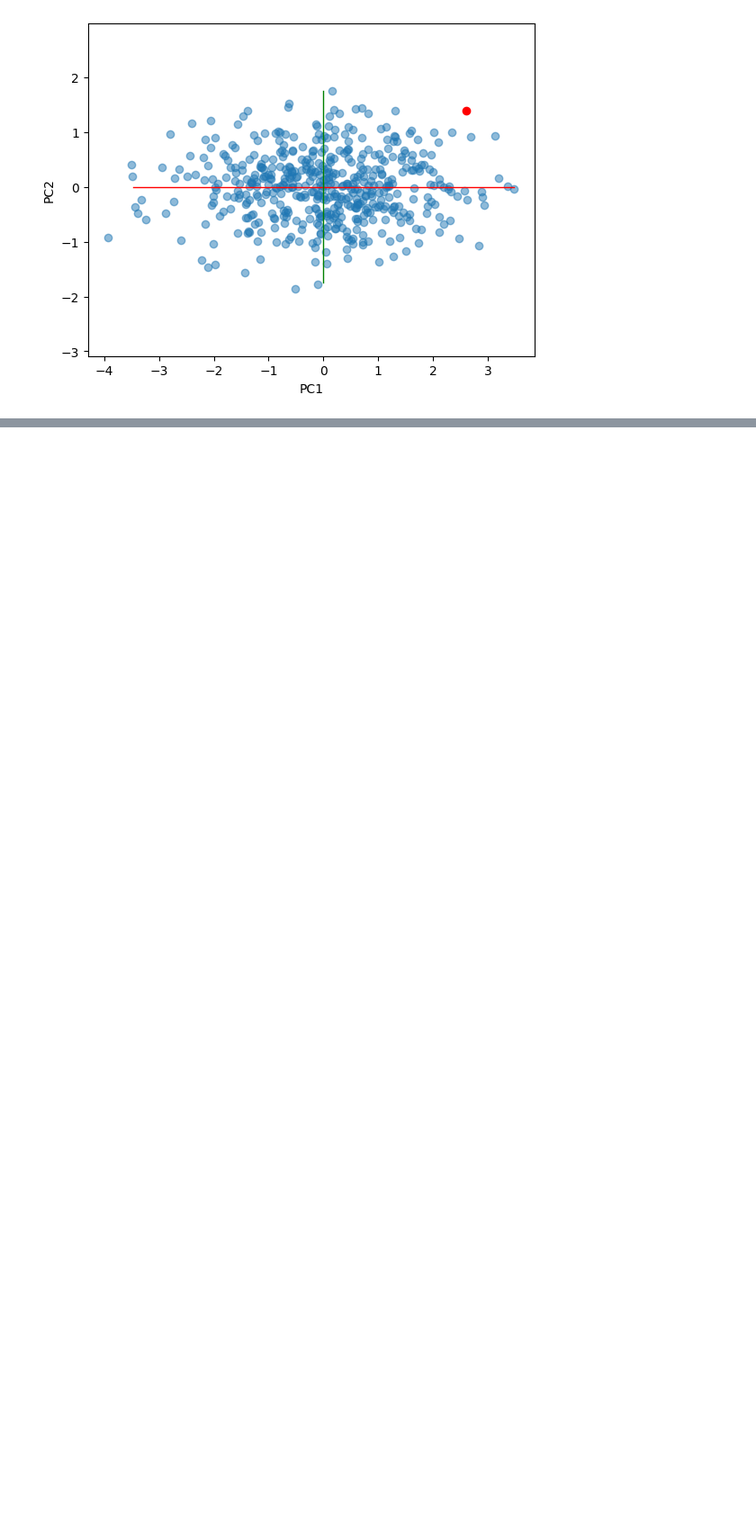
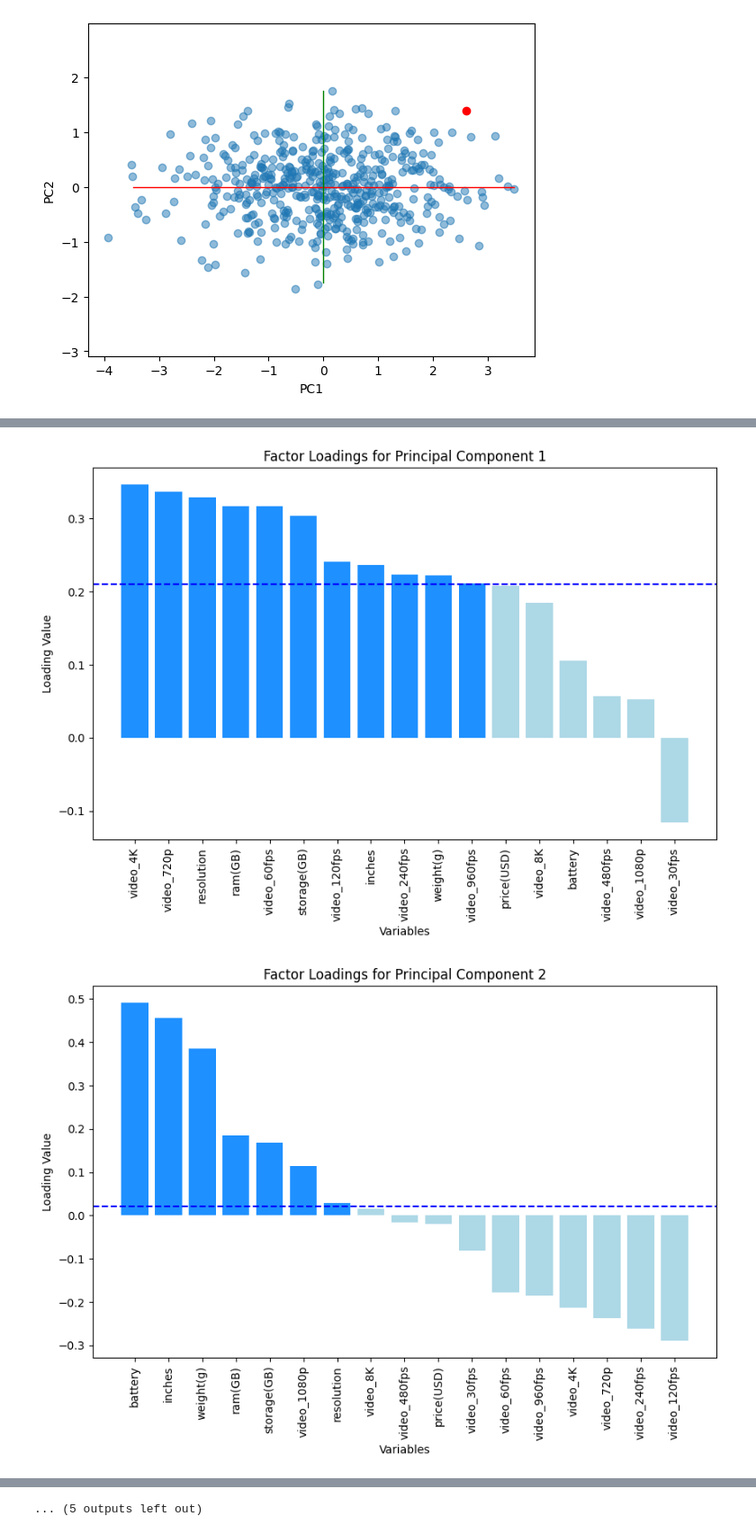
Before and after one commit to vincenzorrei/EDU-PCA, a Jupyter notebook: main.ipynb, the cells around one changed output, grey strips where cells are left out. Shown at 90% size. Cells and saved outputs as stored; diff of their text form; code cells hidden in the pictures; blank space fills up the shorter version.

```diff
--- a/main.ipynb
+++ b/main.ipynb
@@ -94,0 +203,25 @@ plt.show()
+# %%
+loadings = pca.components_.T
+
+# Step 3: Plotting
+num_components = loadings.shape[1]
+for i in range(num_components):
+    sorted_idx = np.argsort(loadings[:, i])[::-1]
+    sorted_loadings = loadings[sorted_idx, i]
+    vars = df.columns[sorted_idx]
+    mean_loading = np.mean(sorted_loadings)
+
+    # Colors based on comparison with the mean
+    colors = ['dodgerblue' if loading >= mean_loading else 'lightblue' for loading in sorted_loadings]
+
+    plt.figure(figsize=(10, 6))
+    plt.bar(range(len(sorted_loadings)), sorted_loadings, color=colors)
+    plt.title(f'Factor Loadings for Principal Component {i+1}')
+    plt.xticks(range(len(sorted_loadings)), vars, rotation=90)
+    plt.xlabel('Variables')
+    plt.ylabel('Loading Value')
+    plt.axhline(mean_loading, color='blue', linestyle='--')
+    plt.show()
+# %% [output]
+[figure, added]
+[figure, added]
@@ -94,0 +238 @@ plt.show()
+... (5 outputs left out)
```
Also changed, not shown: parts of 11 cells of this notebook.
